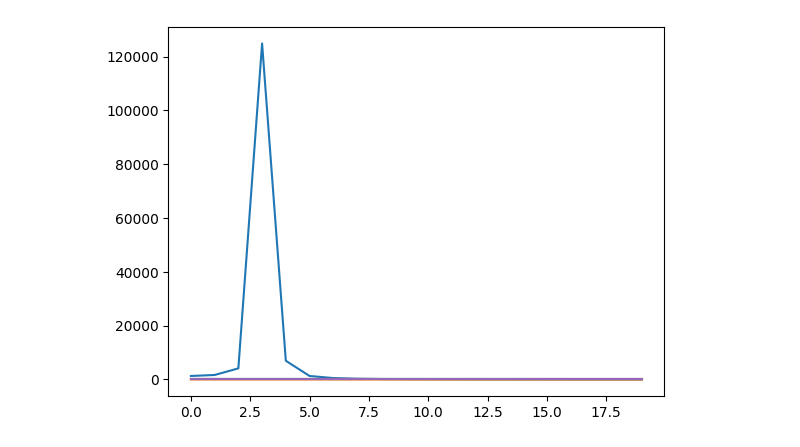
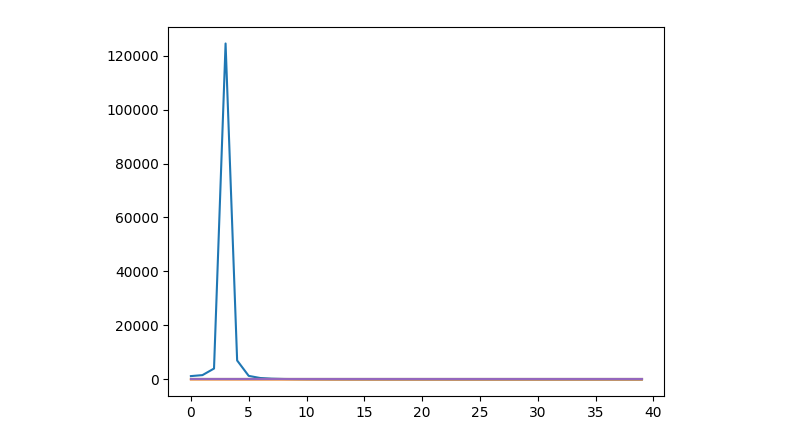
Before and after one commit to dani2442/Functional-Data-Analysis, a Jupyter notebook: notebooks/ffpca.ipynb, the cells around one changed output. Cells and saved outputs as stored; diff of their text form; code cells hidden in the pictures.

```diff
--- a/notebooks/ffpca.ipynb
+++ b/notebooks/ffpca.ipynb
@@ -33,3 +34,4 @@ for i in range(6):
 # %%
+# Calculate $\hat{X}$ and its covariance statistic
 x_hat = np.fft.fft(x, axis=0)
-x_hat.shape
+cov_hat = (x_hat.transpose(0,2,1) @ np.conjugate(x_hat)) / (n-1)
@@ -52,14 +50,15 @@ cov = (x_hat.transpose(0,2,1) @ np.conjugate(x_hat)) / (n-1)
 # %%
-eigenvalues, eigenvectors = np.linalg.eigh(cov)
-# Order the eigenvalues and eigenvectors by descending order
-idx = np.argsort(eigenvalues, axis=1)[:, ::-1]
-eigenvalues = np.take_along_axis(eigenvalues, idx, axis=-1)
-eigenvectors = np.take_along_axis(eigenvectors, idx[:,np.newaxis,:], axis=-1)
+# Calculate the eigenvalues and eigenvectors of the covariance in the Fourier domain and order by descending order
+eval_hat, evec_hat = np.linalg.eigh(cov_hat)
+
+idx = np.argsort(eval_hat, axis=1)[:, ::-1]
+eval_hat = np.take_along_axis(eval_hat, idx, axis=-1)
+evec_hat = np.take_along_axis(evec_hat, idx[:,np.newaxis,:], axis=-1)
 # %%
-plt.plot(eigenvalues[:20])
+plt.plot(eval_hat[:40])
 plt.show()
 # %% [output]
-[figure, old version]
+[figure, new version]
 # %%
 # select correctly the sign of the eigenvectors
 #for i in range(1, eigenvectors.shape[0]):
```
Also changed, not shown: parts of 17 cells of this notebook, 1 other file.
